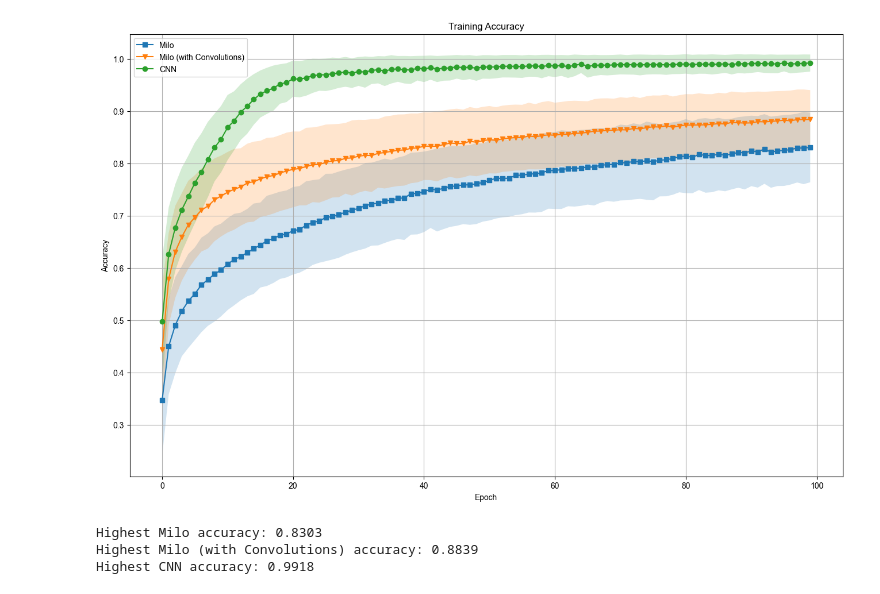
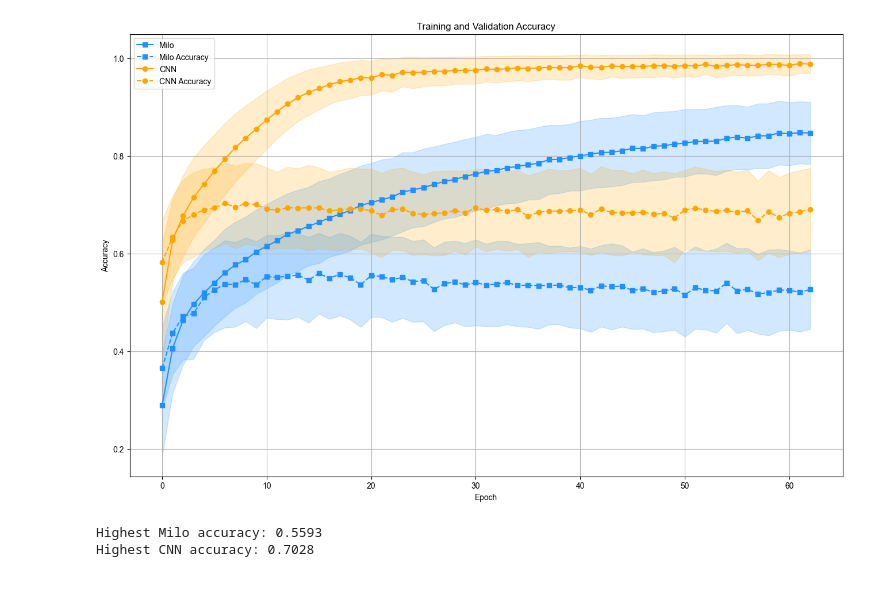
Before and after one commit to AnujGore/milo_net, a Jupyter notebook: notebooks/cifar_results.ipynb, the cells around one changed output. Saved outputs shown, nothing was run; the diff lists cells and outputs as text; code cells hidden in the pictures.

```diff
--- a/notebooks/cifar_results.ipynb
+++ b/notebooks/cifar_results.ipynb
@@ -32,24 +31,15 @@ BATCH_SIZE = 32
 rng = jax.random.PRNGKey(0)
 device = jax.devices("cpu")[0]
 # %%
-milo_con_multichannel = MiloWCon(
-    input_dim=(8, 8),
-    hidden_layer_dim=[(16, 16), (10, 1)],
-    output_dim=(10, 1),
-    num_channels=3
-)
-
-milo_multichannel = MiloMLP(
+milo = MiloMLP(
     input_dim=(32, 32),
-    hidden_layer_dim=[(64, 64), (32, 32), (24, 18), (16, 9), (10, 1)],
-    output_dim=(10, 1),
-    num_channels=3
+    hidden_layer_dim=[(64, 64), (128, 128), (64, 64), (36, 36), (18, 16), (10, 1)],
+    output_dim=(10, 1)
 )
 
 cnn_model = CNN()
 
-milo_con_state_template  = create_state_MLP(rng, milo_con_multichannel, 0, data_size=(BATCH_SIZE, 32, 32, 3), device=device)
-milo_state_template  = create_state_MLP(rng, milo_multichannel, 0, data_size=(BATCH_SIZE, 32, 32, 3), device=device)
+milo_state_template  = create_state_MLP(rng, milo, 0, data_size=(BATCH_SIZE, 32, 32), device=device)
 cnn_state_template  = create_state_MLP(rng, cnn_model, 0, data_size=(BATCH_SIZE, 32, 32, 3), device=device)
 
 with open("D:\Toolkit\Backup\Personal Projects\milo_net\models\milo_cifar_best_state.msgpack", "rb") as f:
@@ -57,51 +47,55 @@ with open("D:\Toolkit\Backup\Personal Projects\milo_net\models\milo_cifar_best_s
 
 with open("D:\Toolkit\Backup\Personal Projects\milo_net\models\cnn_cifar_best_state.msgpack", "rb") as f:
     cnn_best_state = from_bytes(cnn_state_template, f.read())
-
-with open("D:\Toolkit\Backup\Personal Projects\milo_net\models\milo_con_cifar_best_state.msgpack", "rb") as f:
-    milo_con_best_state = from_bytes(milo_con_state_template, f.read())
 # %%
 # --- Load metrics ---
 with open("D:\Toolkit\Backup\Personal Projects\milo_net\models\cifar_metrics_history.json", "r") as f:
     metrics = json.load(f)
 
 # --- Accuracy Plot ---
 plt.figure(figsize=(16, 10))
-plt.plot(metrics['milo_accuracy'], label='Milo', marker = "s")
-plt.fill_between(range(len(metrics['milo_accuracy'])),
-                 np.array(metrics['milo_accuracy']) - np.array(metrics['milo_accuracy_std']),
-                 np.array(metrics['milo_accuracy']) + np.array(metrics['milo_accuracy_std']),
-                 alpha=0.2)
+plt.plot(metrics['milo_rgb_train_accuracy'], label='Milo', marker = "s", color = "dodgerblue")
+plt.fill_between(range(len(metrics['milo_rgb_train_accuracy'])),
+                 np.array(metrics['milo_rgb_train_accuracy']) - np.array(metrics['milo_rgb_train_accuracy_std']),
+                 np.array(metrics['milo_rgb_train_accuracy']) + np.array(metrics['milo_rgb_train_accuracy_std']),
+                 alpha=0.2, color = "dodgerblue")
 
-plt.plot(metrics['milo_con_accuracy'], label='Milo (with Convolutions)', marker = "v")
-plt.fill_between(range(len(metrics['milo_con_accuracy'])),
-                 np.array(metrics['milo_con_accuracy']) - np.array(metrics['milo_con_accuracy_std']),
-                 np.array(metrics['milo_con_accuracy']) + np.array(metrics['milo_con_accuracy_std']),
-                 alpha=0.2)
+plt.plot(metrics['milo_rgb_val_accuracy'], label='Milo Accuracy', marker = "s", color = "dodgerblue", linestyle = "dashed",)
+plt.fill_between(range(len(metrics['milo_rgb_val_accuracy'])),
+                 np.array(metrics['milo_rgb_val_accuracy']) - np.array(metrics['milo_rgb_val_accuracy_std']),
+                 np.array(metrics['milo_rgb_val_accuracy']) + np.array(metrics['milo_rgb_val_accuracy_std']),
+                 alpha=0.2, color = "dodgerblue")
 
-plt.plot(metrics['cnn_accuracy'], label='CNN', marker = "o")
-plt.fill_between(range(len(metrics['cnn_accuracy'])),
-                 np.array(metrics['cnn_accuracy']) - np.array(metrics['cnn_accuracy_std']),
-                 np.array(metrics['cnn_accuracy']) + np.array(metrics['cnn_accuracy_std']),
-                 alpha=0.2)
-plt.title("Training Accuracy")
+
+plt.plot(metrics['cnn_train_accuracy'], label='CNN', marker = "o", color = "orange")
+plt.fill_between(range(len(metrics['cnn_train_accuracy'])),
+                 np.array(metrics['cnn_train_accuracy']) - np.array(metrics['cnn_train_accuracy_std']),
+                 np.array(metrics['cnn_train_accuracy']) + np.array(metrics['cnn_train_accuracy_std']),
+                 alpha=0.2, color = "orange")
+
+plt.plot(metrics['cnn_val_accuracy'], label='CNN Accuracy', marker = "o", color = "orange", linestyle = "dashed")
+plt.fill_between(range(len(metrics['cnn_val_accuracy'])),
+                 np.array(metrics['cnn_val_accuracy']) - np.array(metrics['cnn_val_accuracy_std']),
+                 np.array(metrics['cnn_val_accuracy']) + np.array(metrics['cnn_val_accuracy_std']),
+                 alpha=0.2,  color = "orange")
+
+
+
+plt.title("Training and Validation Accuracy")
 plt.xlabel("Epoch")
 plt.ylabel("Accuracy")
 plt.legend()
 plt.grid(True)
 plt.show()
 
-max_milo_accuracy = np.max(metrics['milo_accuracy'])
-max_milo_con_accuracy = np.max(metrics['milo_con_accuracy'])
-max_cnn_accuracy = np.max(metrics['cnn_accuracy'])
+max_milo_train_accuracy = np.max(metrics['milo_rgb_val_accuracy'])
+max_cnn_train_accuracy = np.max(metrics['cnn_val_accuracy'])
 
 # Print results
-print(f"Highest Milo accuracy: {max_milo_accuracy:.4f}")
-print(f"Highest Milo (with Convolutions) accuracy: {max_milo_con_accuracy:.4f}")
-print(f"Highest CNN accuracy: {max_cnn_accuracy:.4f}")
+print(f"Highest Milo accuracy: {max_milo_train_accuracy:.4f}")
+print(f"Highest CNN accuracy: {max_cnn_train_accuracy:.4f}")
 # %% [output]
-[figure, old version]
+[figure, new version]
-Highest Milo accuracy: 0.8303
-Highest Milo (with Convolutions) accuracy: 0.8839
-Highest CNN accuracy: 0.9918
+Highest Milo accuracy: 0.5593
+Highest CNN accuracy: 0.7028
 # %%
```
Also changed, not shown: parts of 11 cells of this notebook, 4 other files.
